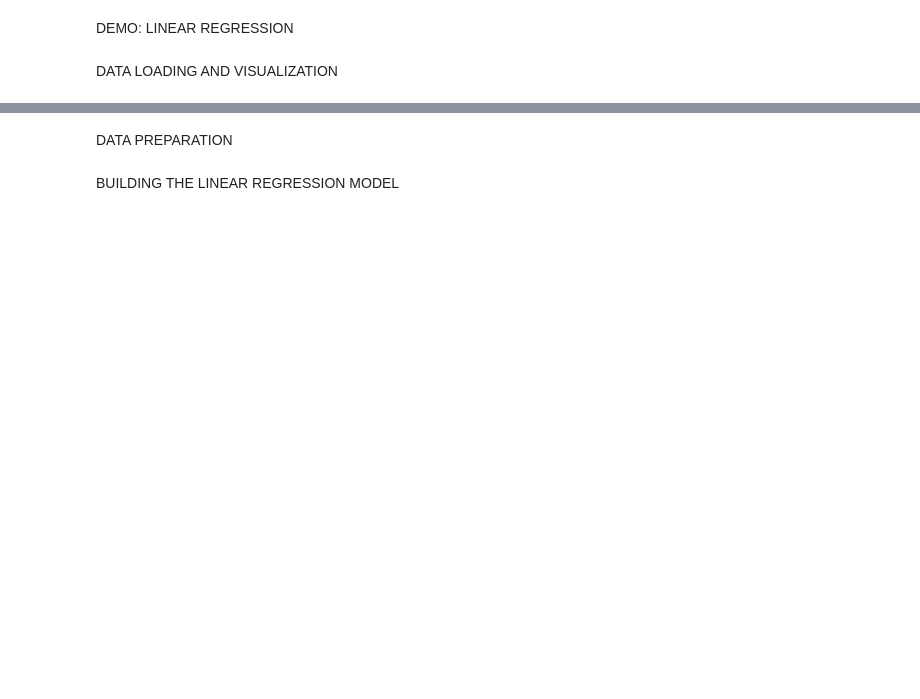
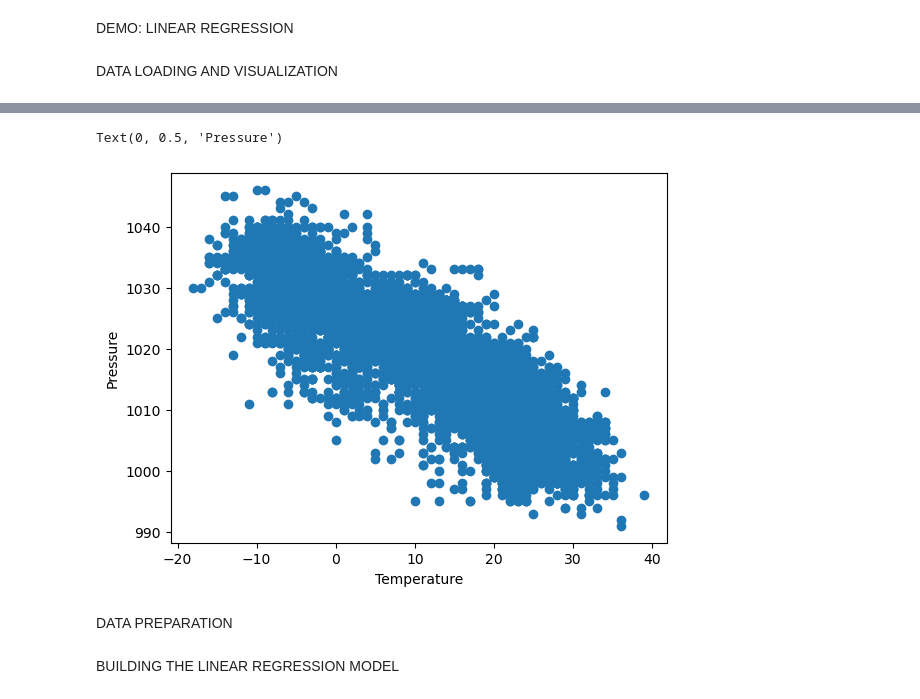
Before and after one commit to madalina889/regression-2, a Jupyter notebook: Regression-2.ipynb, the cells around one changed output, grey strips where cells are left out. Cells and saved outputs as stored; diff of their text form; code cells hidden in the pictures; blank space fills up the shorter version.

```diff
--- a/Regression-2.ipynb
+++ b/Regression-2.ipynb
@@ -18,6 +18,8 @@ from sklearn.preprocessing import StandardScaler
 DATA LOADING AND VISUALIZATION
 # %%
 # Read data from file
+df = pd.read_csv('https://static.bc-edx.com/ai/ail-v-1-0/m12/lesson_3/datasets/beijing-pm2-5-NE.csv')
 
 
 # Display sample data from the dataset
+df.head()
@@ -24,5 +33,11 @@ DATA LOADING AND VISUALIZATION
 # %%
 #Create a scatter plot with the data to see the relationship between the two variables
+plt.scatter(df['TEMP'], df['PRES'])
+plt.xlabel('Temperature')
+plt.ylabel('Pressure')
+# %% [output]
+Text(0, 0.5, 'Pressure')
+[figure, added]
 # %% [markdown]
 DATA PREPARATION
 # %%
```
Also changed, not shown: parts of 18 cells of this notebook.
